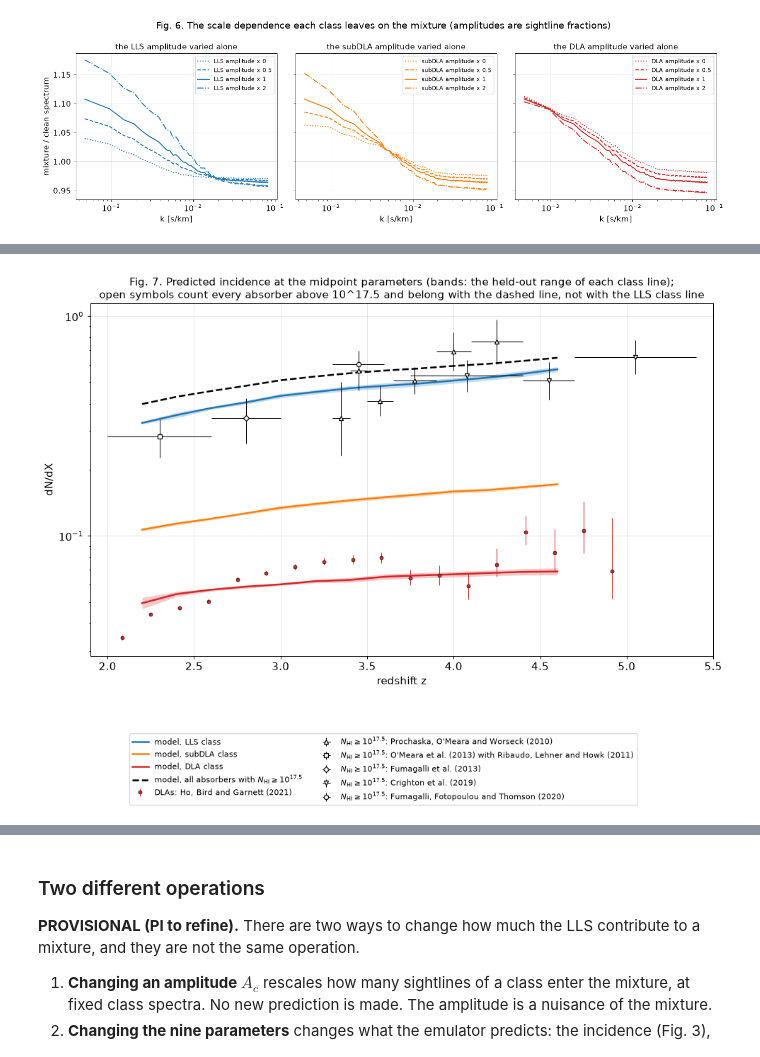
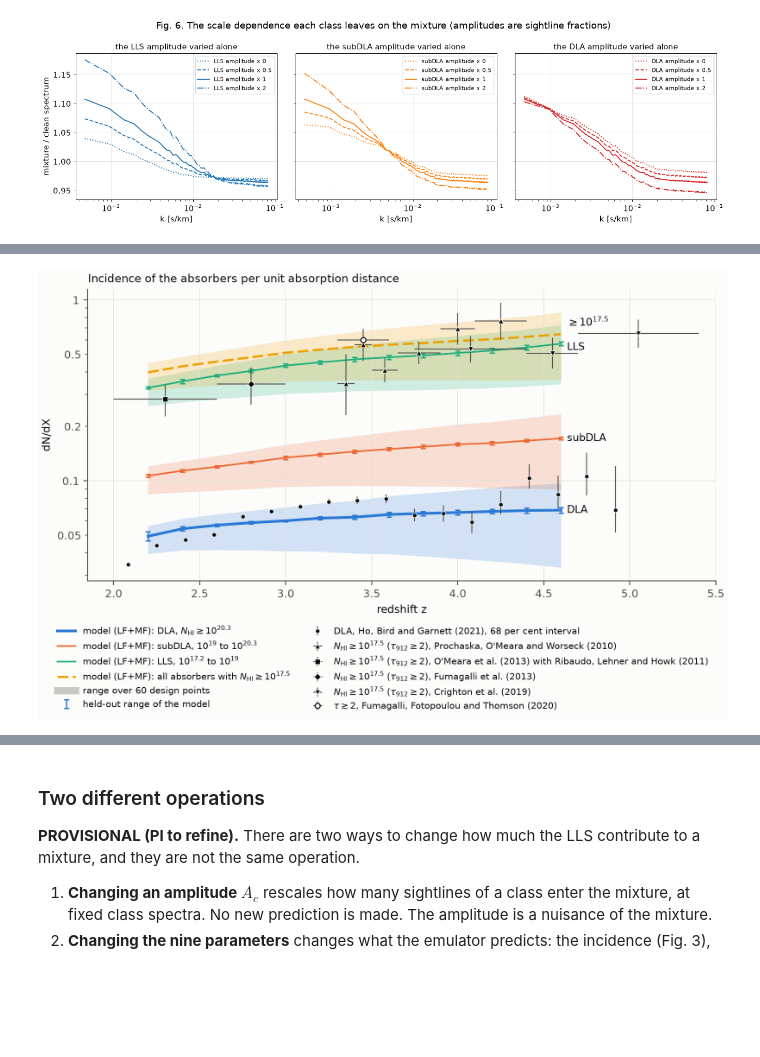
Before and after one commit to jibanCat/hcd_priya, a Jupyter notebook: notebooks/tutorial/hcd_priya_tutorial.ipynb, the cells around one changed output, grey strips where cells are left out. Cells and saved outputs as stored; diff of their text form; code cells hidden in the pictures; blank space fills up the shorter version.

```diff
--- a/notebooks/tutorial/hcd_priya_tutorial.ipynb
+++ b/notebooks/tutorial/hcd_priya_tutorial.ipynb
@@ -566,73 +652,10 @@ DLA     amplitude from 0 to 2 times the model's own: the mixture changes by at m
 # %%
-# Fig. 7. The incidence dN/dX the model predicts, against redshift, with published measurements.
-Z_VALIDATED = [z for z in hp.Z_GRID if 2.2 - 1e-9 <= z <= 4.6 + 1e-9]
-inc = emu.predict_many(PARAMS, z=Z_VALIDATED, tau0_amp=1.0, dtau0=0.0)
-inc_above = cumulative_incidence(inc.cddf, inc.log_nhi)
-OMEGA_M = PARAMS["omegamh2"] / PARAMS["hub"] ** 2  # the flat cosmology of the model line
+# Fig. 7. The incidence dN/dX the model predicts, against redshift, with published measurements: drawn by the
+# released script scripts/figures/fig_dndx_vs_ho21.py, unchanged, with the published model.
+show_script_output(run_released_script("scripts/figures/fig_dndx_vs_ho21.py", ["--published", "--out", str(OUT / "dndx_vs_ho21.png")]))
+display(Image(filename=str(OUT / "dndx_vs_ho21.png"), width=900))
 
-# DLAs, Ho, Bird and Garnett (2021): the bin centre in z, dN/dX, the two limits of the 68 per cent interval (and of
-# the 95 per cent interval, not drawn), per unit X of their flat cosmology with Omega_m = 0.279. A measurement per
-# unit X is drawn in the cosmology of the model line: times Delta X(its own) / Delta X(the line's) over its bin.
-ho21 = np.loadtxt(tutorial_file(DATA + "ho21/dndx_all.txt"))
-half_bin = (ho21[0][1] - ho21[0][0]) / 2.0
-ho21_factor = np.array([
-    absorption_distance(z - half_bin, z + half_bin, 0.279) / absorption_distance(z - half_bin, z + half_bin, OMEGA_M)
-    for z in ho21[0]
-])
-
-# Absorbers with tau_912 >= 2 (N_HI >= 10^17.5, counted cumulatively), published as l(z) = dN/dz. The samples drawn
-# are those of the repository's figure docs/figures/dndx_vs_ho21.png: (label, marker, whether the printed plus
-# error is the smaller one and the two are swapped, as that figure does).
-LLS_DRAWN = {
-    "prochaska10_t4": ("Prochaska, O'Meara and Worseck (2010)", "^", True),
-    "omeara13_t5_comb": ("O'Meara et al. (2013) with Ribaudo, Lehner and Howk (2011)", "s", False),
-    "fumagalli13_nc": ("Fumagalli et al. (2013)", "D", False),
-    "crighton19_corr": ("Crighton et al. (2019)", "v", False),
-    "fumagalli20_dr16": ("Fumagalli, Fotopoulou and Thomson (2020)", "o", False),
-}
-lls_points = {source: [] for source in LLS_DRAWN}
-with open(tutorial_file(DATA + "lls_incidence/lls_lz_literature.dat"), encoding="utf-8") as handle:
-    for line in handle:
-        if line.startswith("#") or not line.strip():
-            continue
-        z_lo, z_hi, value, err_lo, err_hi, quantity, _, source = line.rstrip("\n").split("\t")
-        if source not in LLS_DRAWN:
-            continue
-        if quantity != "lz":
-            raise ValueError(f"a row of {source} is not an l(z)")
-        z_lo, z_hi, value, below, above = (float(v) for v in (z_lo, z_hi, value, err_lo, err_hi))
-        if LLS_DRAWN[source][2]:
-            below, above = above, below
-        to_x = (z_hi - z_lo) / absorption_distance(z_lo, z_hi, OMEGA_M)  # l(X) = l(z) Delta z / Delta X
-        lls_points[source].append((0.5 * (z_lo + z_hi), 0.5 * (z_hi - z_lo), to_x * value, to_x * below, to_x * above))
-
-fig, ax = plt.subplots(figsize=(11, 8.5))
+print("At z = 3 at the midpoint, the model's dN/dX with its held-out range (value x exp(-e) to value x exp(+e)):")
 for c, name in enumerate(hp.HCD_CLASSES):
-    ax.plot(Z_VALIDATED, inc.dndx[:, c], color=CLASS_COLOURS[name], lw=2, label=f"model, {name} class")
-    ax.fill_between(Z_VALIDATED, inc.dndx_lower[:, c], inc.dndx_upper[:, c], color=CLASS_COLOURS[name], alpha=0.25, lw=0)
-ax.plot(Z_VALIDATED, inc_above, color="black", lw=2, ls="--", label=r"model, all absorbers with $N_\mathrm{HI} \geq 10^{17.5}$")
-ax.errorbar(ho21[0], ho21_factor * ho21[1], yerr=[ho21_factor * (ho21[1] - ho21[2]), ho21_factor * (ho21[3] - ho21[1])],
-            fmt="o", ms=4, color=CLASS_COLOURS["DLA"], mec="black", mew=0.5, elinewidth=0.8,
-            label="DLAs: Ho, Bird and Garnett (2021)")
-for source, (label, marker, _) in LLS_DRAWN.items():
-    zc, zh, value, below, above = np.array(lls_points[source]).T
-    ax.errorbar(zc, value, xerr=zh, yerr=[below, above], fmt=marker, ms=5, color="black", mfc="white", elinewidth=0.8,
-                label=r"$N_\mathrm{HI} \geq 10^{17.5}$: " + label)
-ax.set_yscale("log")
-ax.set_xlim(1.9, 5.5)
-ax.set_xlabel("redshift z")
-ax.set_ylabel("dN/dX")
-fig.legend(*ax.get_legend_handles_labels(), fontsize=9, ncol=2, loc="lower center")
-ax.set_title("Fig. 7. Predicted incidence at the midpoint parameters (bands: the held-out range of each class line);\n"
-             "open symbols count every absorber above 10^17.5 and belong with the dashed line, not with the LLS class line")
-fig.tight_layout(rect=(0, 0.2, 1, 1))
-plt.show()
-
-j3 = Z_VALIDATED.index(3.0)
-print("At z = 3, the model's dN/dX with its held-out range (value x exp(-e) to value x exp(+e)):")
-for c, name in enumerate(hp.HCD_CLASSES):
-    print(f"  {name:7s} {inc.dndx[j3, c]:.4f}   range {inc.dndx_lower[j3, c]:.4f} to {inc.dndx_upper[j3, c]:.4f}")
-print(f"  all absorbers above 10^17.5: {inc_above[j3]:.4f}")
-print(f"factors applied to the measurements: Ho, Bird and Garnett (2021) {ho21_factor.min():.4f} to {ho21_factor.max():.4f} "
-      f"(their Omega_m 0.279 to the line's {OMEGA_M:.4f})")
+    print(f"  {name:7s} {pred.dndx[c]:.4f}   range {pred.dndx_lower[c]:.4f} to {pred.dndx_upper[c]:.4f}")
 # %% [output]
@@ -639 +666 @@ print(f"factors applied to the measurements: Ho, Bird and Garnett (2021) {ho21_f
-[figure, old version]
+[figure, new version]
```
Also changed, not shown: parts of 39 cells of this notebook, 6 other files.
